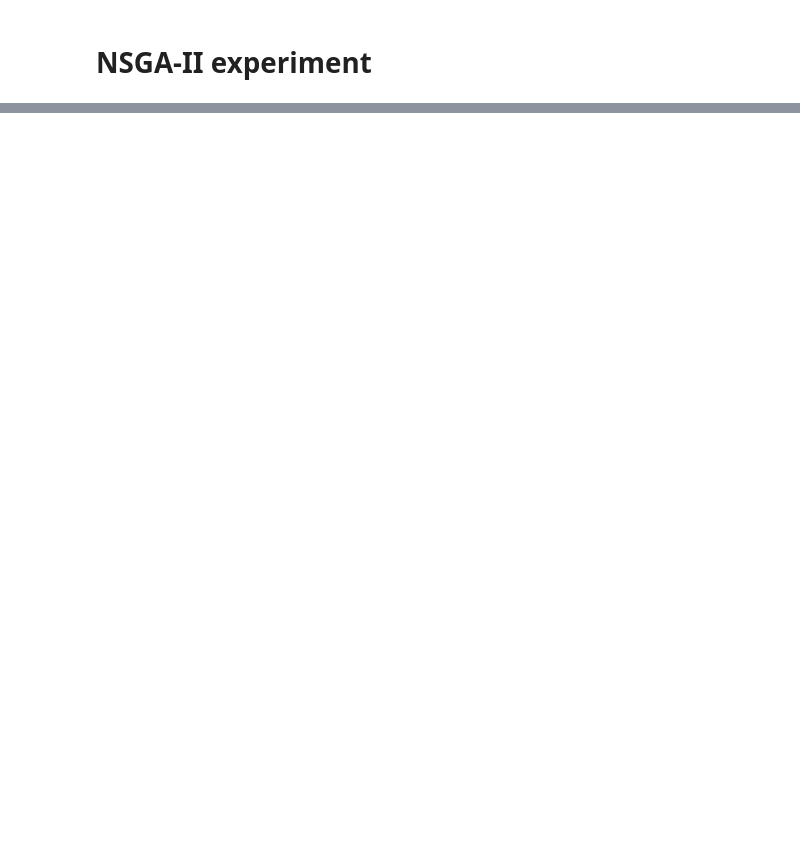
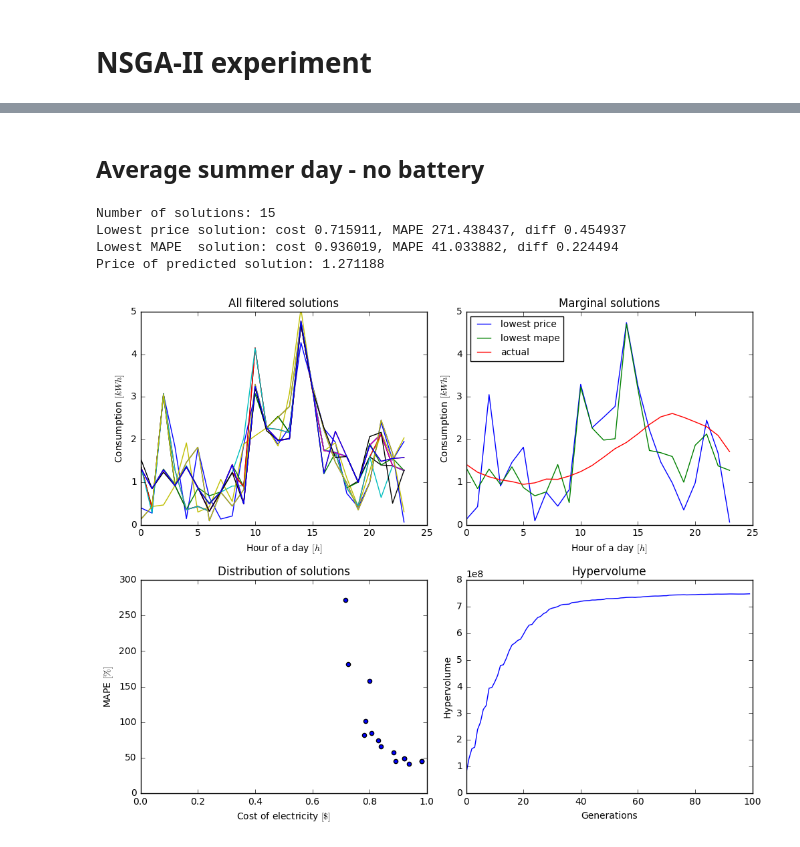
Before and after one commit to Jarino/energy-recommender, a Jupyter notebook: NSGA-II experiment.ipynb, the cells around one changed output, grey strips where cells are left out. Saved outputs shown, nothing was run; the diff lists cells and outputs as text; code cells hidden in the pictures; blank space fills up the shorter version.

```diff
--- a/NSGA-II experiment.ipynb
+++ b/NSGA-II experiment.ipynb
@@ -95,0 +218,5 @@ Final population hypervolume is 1049.184859
+# %%
+df = pd.read_csv('aggregations/average_summer_day.csv', delimiter=',')
+actual = df['use'].as_matrix()
+pv   = df['gen'].as_matrix()
+print('Price of predicted solution: %f'%obj.cost_function(actual, pv, None, actual)[0])
@@ -95,0 +281,16 @@ Final population hypervolume is 1049.184859
+# %%
+%%time
+
+# first of all, no battery
+toolbox_wob = tb.setup(actual, pv, NDIM, BOUND_LOW, BOUND_UP)
+pop_wob, logbook_wob = sr.search(toolbox_wob, gens=GENS, verbose=False)
+
+# battery with 3 kWh
+battery = Battery(3,0)
+toolbox_b_3 = tb.setup(actual, pv, NDIM, BOUND_LOW, BOUND_UP, battery)
+pop_b_3, logbook_b_3 = sr.search(toolbox_b_3, gens=GENS, verbose=False)
+
+# battery with 5 kWh
+battery = Battery(5,0)
+toolbox_b_5 = tb.setup(actual, pv, NDIM, BOUND_LOW, BOUND_UP, battery)
+pop_b_5, logbook_b_5 = sr.search(toolbox_b_5, gens=GENS, verbose=False)
@@ -95,0 +299,10 @@ Final population hypervolume is 1049.184859
+# %% [markdown]
+## Average summer day - no battery
+# %%
+filter_and_visualize_results(pop_wob, toolbox_wob, logbook_wob, actual)
+# %% [output]
+Number of solutions: 15
+Lowest price solution: cost 0.715911, MAPE 271.438437, diff 0.454937
+Lowest MAPE  solution: cost 0.936019, MAPE 41.033882, diff 0.224494
+Price of predicted solution: 1.271188
+[figure, added]
```
Also changed, not shown: parts of 27 cells of this notebook, 2 other files.
